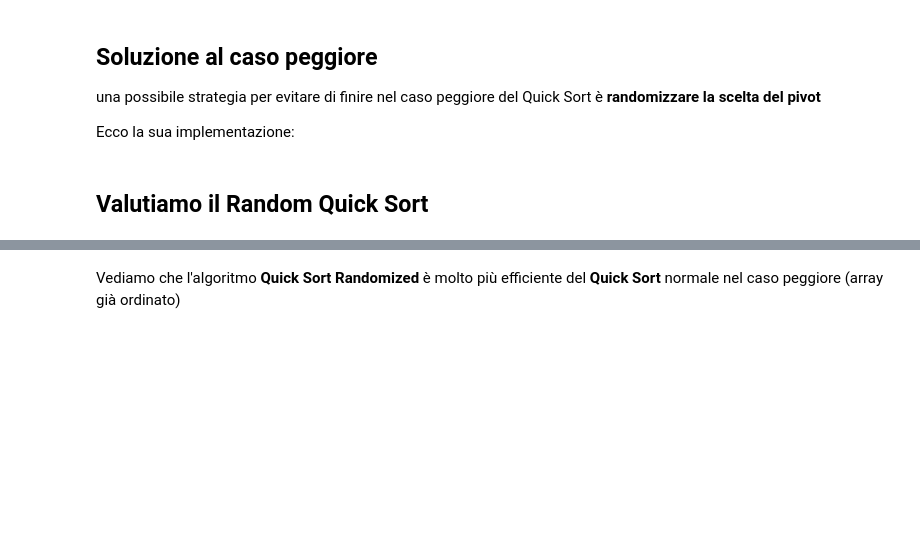
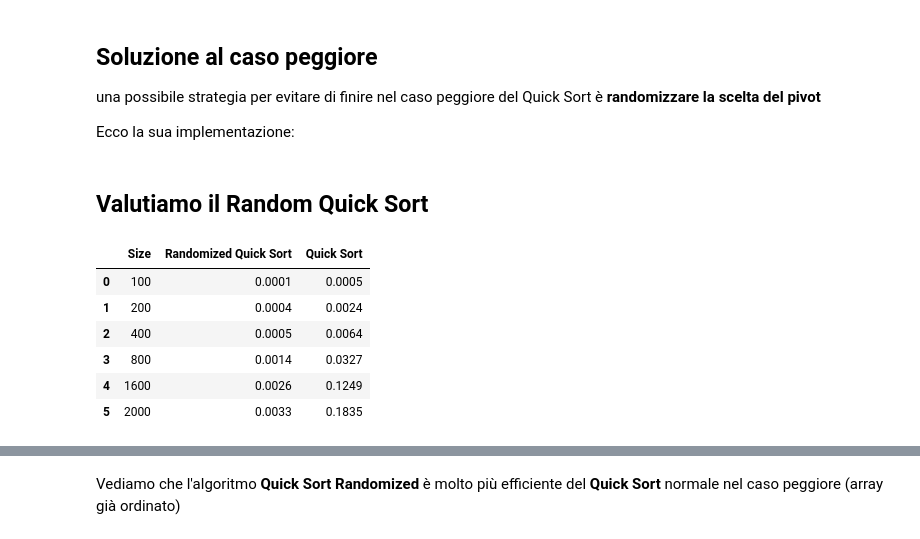
Before and after one commit to Pennelli02/SelectionVSQuicksort, a Jupyter notebook: LabAlgNotebook/confronto_selection_vs_quick-checkpoint.ipynb, the cells around one changed output, grey strips where cells are left out. Saved outputs shown, nothing was run; the diff lists cells and outputs as text; code cells hidden in the pictures; blank space fills up the shorter version.

```diff
--- a/LabAlgNotebook/confronto_selection_vs_quick-checkpoint.ipynb
+++ b/LabAlgNotebook/confronto_selection_vs_quick-checkpoint.ipynb
@@ -156,11 +191,21 @@ def randomized_partition(A, p, r):
 # %%
 sizes= [100, 200, 400, 800, 1600, 2000]
 randomQuickTimes=[]
 worstQuickTimes=[]
 for size in sizes:
     data = list(range(size))
     randomQuickTimes.append(time_algorithm(randomized_quicksort, data))
     worstQuickTimes.append(time_algorithm(quicksort, data))
+
+show_algorith_times(sizes, randomQuickTimes, worstQuickTimes, "Randomized Quick Sort", "Quick Sort")
+# %% [output]
+|  | Size | Randomized Quick Sort | Quick Sort |
+| 0 | 100 | 0.0001 | 0.0005 |
+| 1 | 200 | 0.0004 | 0.0024 |
+| 2 | 400 | 0.0005 | 0.0064 |
+| 3 | 800 | 0.0014 | 0.0327 |
+| 4 | 1600 | 0.0026 | 0.1249 |
+| 5 | 2000 | 0.0033 | 0.1835 |
 # %%
 plt.figure(figsize=(10, 6))
 plt.plot(sizes, randomQuickTimes, label="Worst Case QuickSort Random", marker='o')
```
Also changed, not shown: parts of 10 cells of this notebook.
